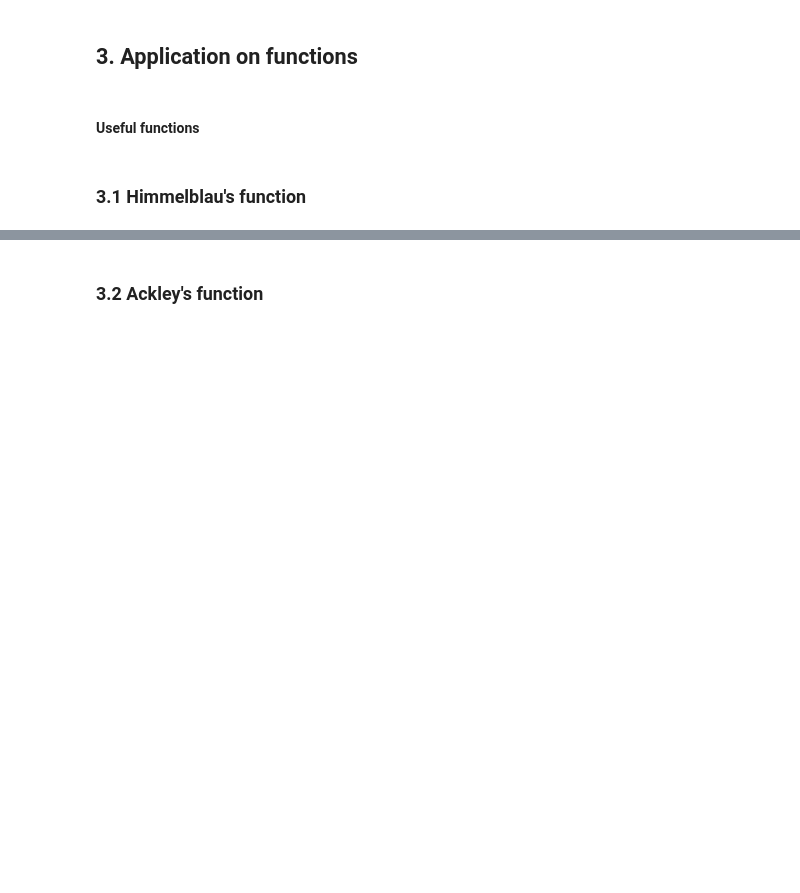
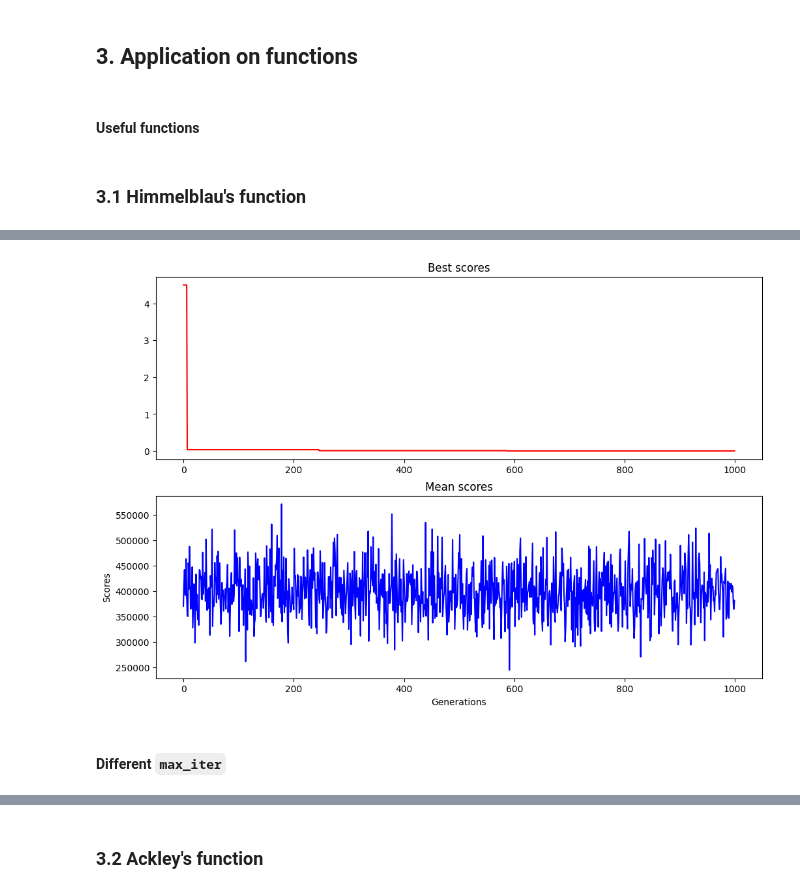
Before and after one commit to pgrzankowski/introduction-to-ai, a Jupyter notebook: evolutionary-algorithm.ipynb, the cells around one changed output, grey strips where cells are left out. Cells and saved outputs as stored; diff of their text form; code cells hidden in the pictures; blank space fills up the shorter version.

```diff
--- a/evolutionary-algorithm.ipynb
+++ b/evolutionary-algorithm.ipynb
@@ -107,0 +172,7 @@ def plot_scores(scores):
+# %%
+base_lenght = 10000
+max_iter = 1000
+pm = 0.01
+pc = 0.9
+
+solutions, scores, mean_scores = evolutionary_algorithm(himmelblau, base_lenght, max_iter, pm, pc)
@@ -108,3 +197,9 @@ def plot_scores(scores):
+# %%
+plot_scores(best_scores, mean_scores)
+# %% [output]
+[figure, added]
+# %% [markdown]
+#### Different `max_iter`
 # %%
 base_lenght = 1000
 max_iter = 10000
```
Also changed, not shown: parts of 57 cells of this notebook.
